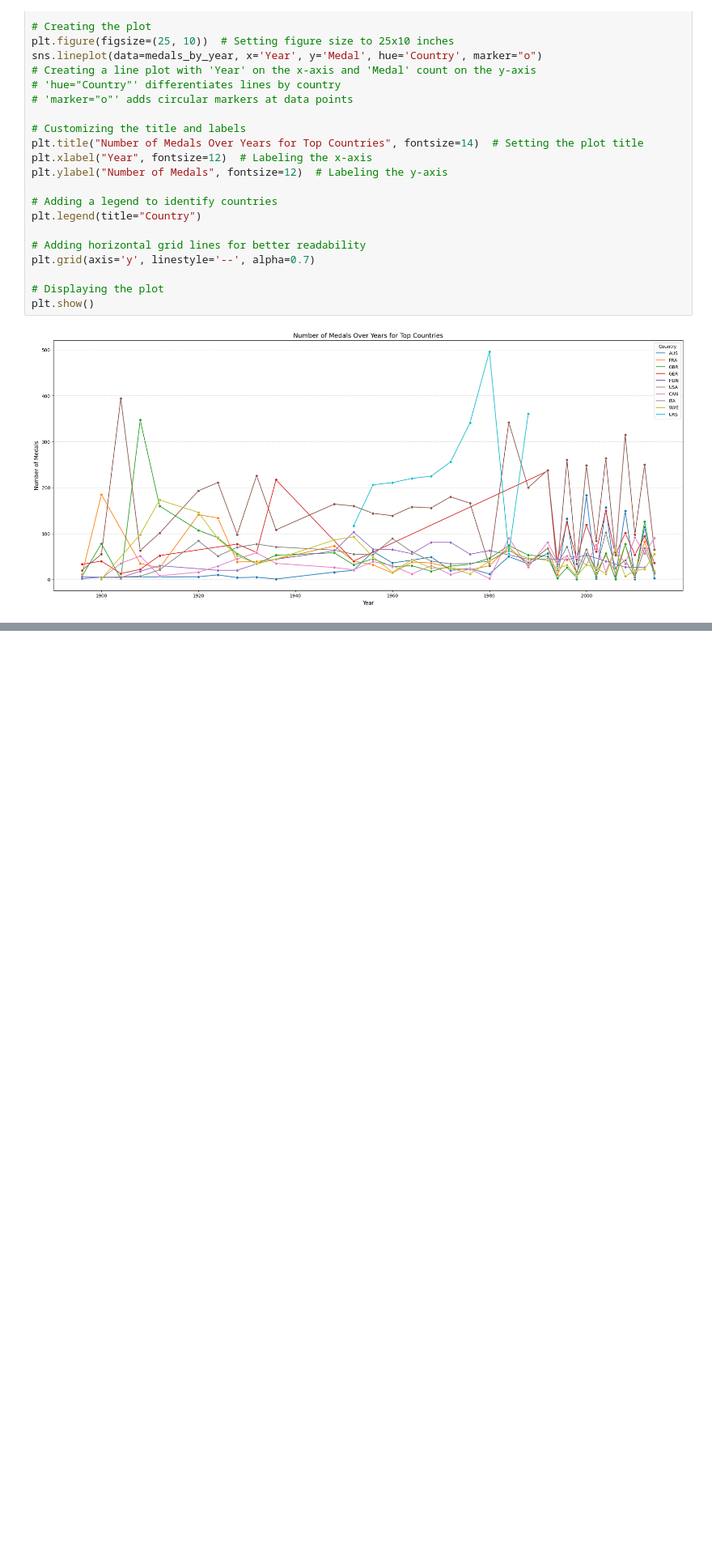
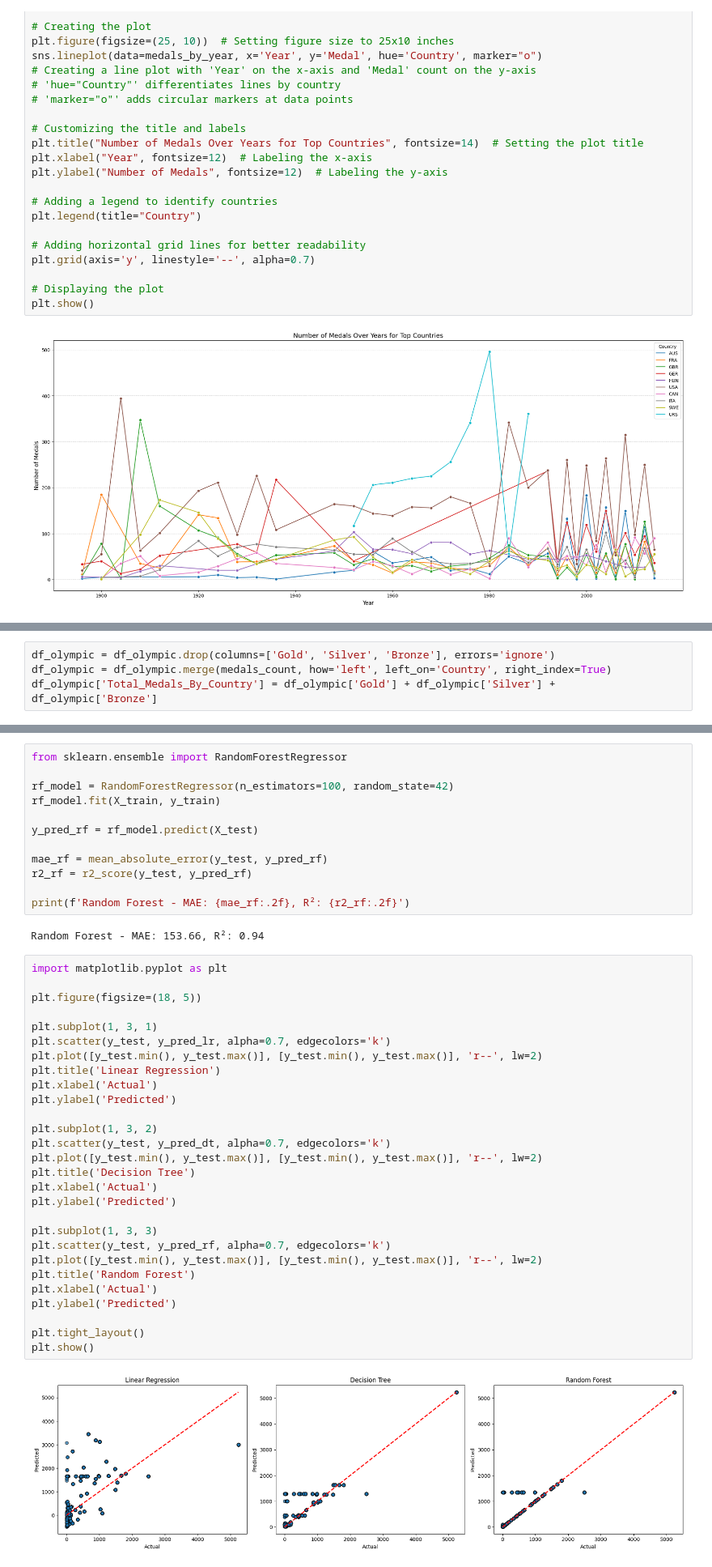
Before and after one commit to mohamedmahmoud26/Analysis-Netflix, a Jupyter notebook: olympic-analysis.ipynb, the cells around one changed output, grey strips where cells are left out. Shown at 81% size. Drawn from its saved outputs; the diff is of its cells as text; blank space fills up the shorter version.

```diff
--- a/olympic-analysis.ipynb
+++ b/olympic-analysis.ipynb
@@ -1111,0 +1174,4 @@ Through this analysis, we observed the increasing globalization of the Olympic G
+# %%
+df_olympic = df_olympic.drop(columns=['Gold', 'Silver', 'Bronze'], errors='ignore')
+df_olympic = df_olympic.merge(medals_count, how='left', left_on='Country', right_index=True)
+df_olympic['Total_Medals_By_Country'] = df_olympic['Gold'] + df_olympic['Silver'] + df_olympic['Bronze']
@@ -1111,0 +1227,44 @@ Through this analysis, we observed the increasing globalization of the Olympic G
+# %%
+from sklearn.ensemble import RandomForestRegressor
+
+rf_model = RandomForestRegressor(n_estimators=100, random_state=42)
+rf_model.fit(X_train, y_train)
+
+y_pred_rf = rf_model.predict(X_test)
+
+mae_rf = mean_absolute_error(y_test, y_pred_rf)
+r2_rf = r2_score(y_test, y_pred_rf)
+
+print(f'Random Forest - MAE: {mae_rf:.2f}, R²: {r2_rf:.2f}')
+# %% [output]
+Random Forest - MAE: 153.66, R²: 0.94
+# %%
+import matplotlib.pyplot as plt
+
+plt.figure(figsize=(18, 5))
+
+plt.subplot(1, 3, 1)
+plt.scatter(y_test, y_pred_lr, alpha=0.7, edgecolors='k')
+plt.plot([y_test.min(), y_test.max()], [y_test.min(), y_test.max()], 'r--', lw=2)
+plt.title('Linear Regression')
+plt.xlabel('Actual')
+plt.ylabel('Predicted')
+
+plt.subplot(1, 3, 2)
+plt.scatter(y_test, y_pred_dt, alpha=0.7, edgecolors='k')
+plt.plot([y_test.min(), y_test.max()], [y_test.min(), y_test.max()], 'r--', lw=2)
+plt.title('Decision Tree')
+plt.xlabel('Actual')
+plt.ylabel('Predicted')
+
+plt.subplot(1, 3, 3)
+plt.scatter(y_test, y_pred_rf, alpha=0.7, edgecolors='k')
+plt.plot([y_test.min(), y_test.max()], [y_test.min(), y_test.max()], 'r--', lw=2)
+plt.title('Random Forest')
+plt.xlabel('Actual')
+plt.ylabel('Predicted')
+
+plt.tight_layout()
+plt.show()
+# %% [output]
+[figure, added]
```
Also changed, not shown: parts of 14 cells of this notebook.
